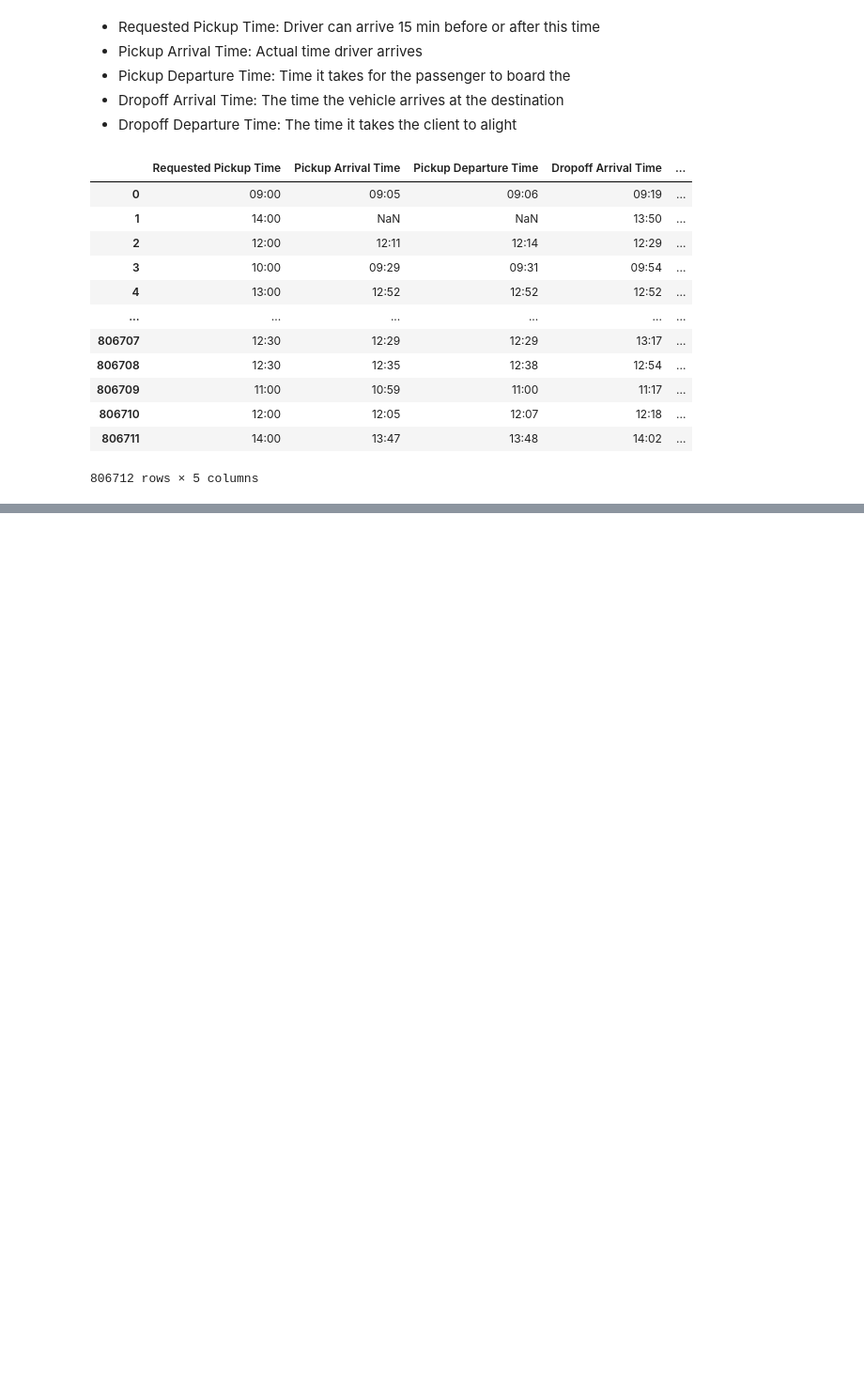
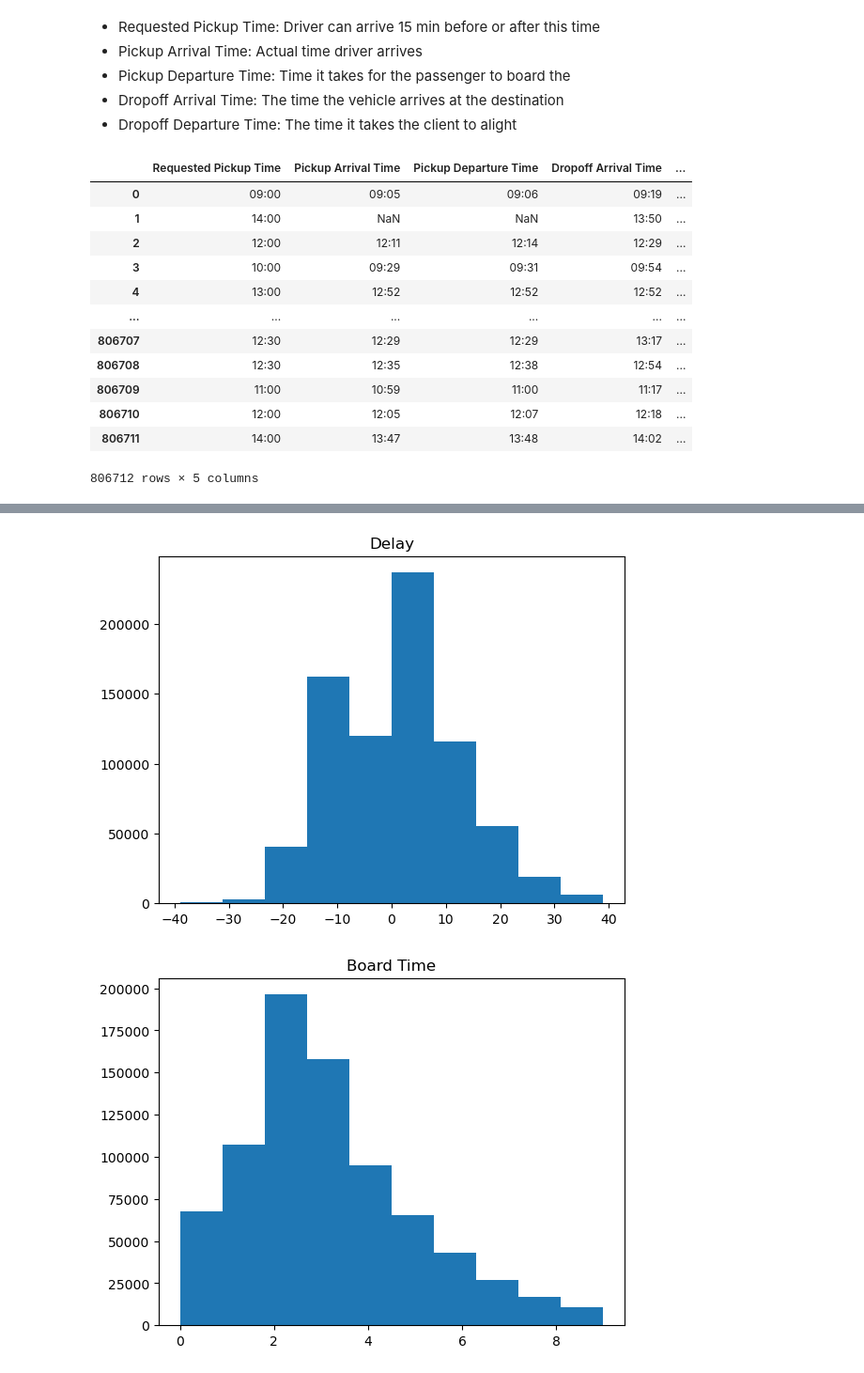
Before and after one commit to DavidAndres6870/HEAD-Competition, a Jupyter notebook: Data Construction.ipynb, the cells around one changed output, grey strips where cells are left out. Shown at 94% size. Cells and saved outputs as stored; diff of their text form; code cells hidden in the pictures; blank space fills up the shorter version.

```diff
--- a/Data Construction.ipynb
+++ b/Data Construction.ipynb
@@ -92,0 +106,4 @@ df[calculated_array].describe()
+# %%
+negative_array = ['Board Time', 'Travel Time', 'Unboard Time']
+for field in negative_array:
+    df.loc[df[field] < 0, field] = -df[field]
@@ -92,0 +122,9 @@ df[calculated_array].describe()
+# %%
+# create histograms for each column in calculated_array
+for column in calculated_array:
+    plt.hist(df[column], bins=10)
+    plt.title(column)
+    plt.show()
+# %% [output]
+[figure, added]
+[figure, added]
```
Also changed, not shown: parts of 7 cells of this notebook.
